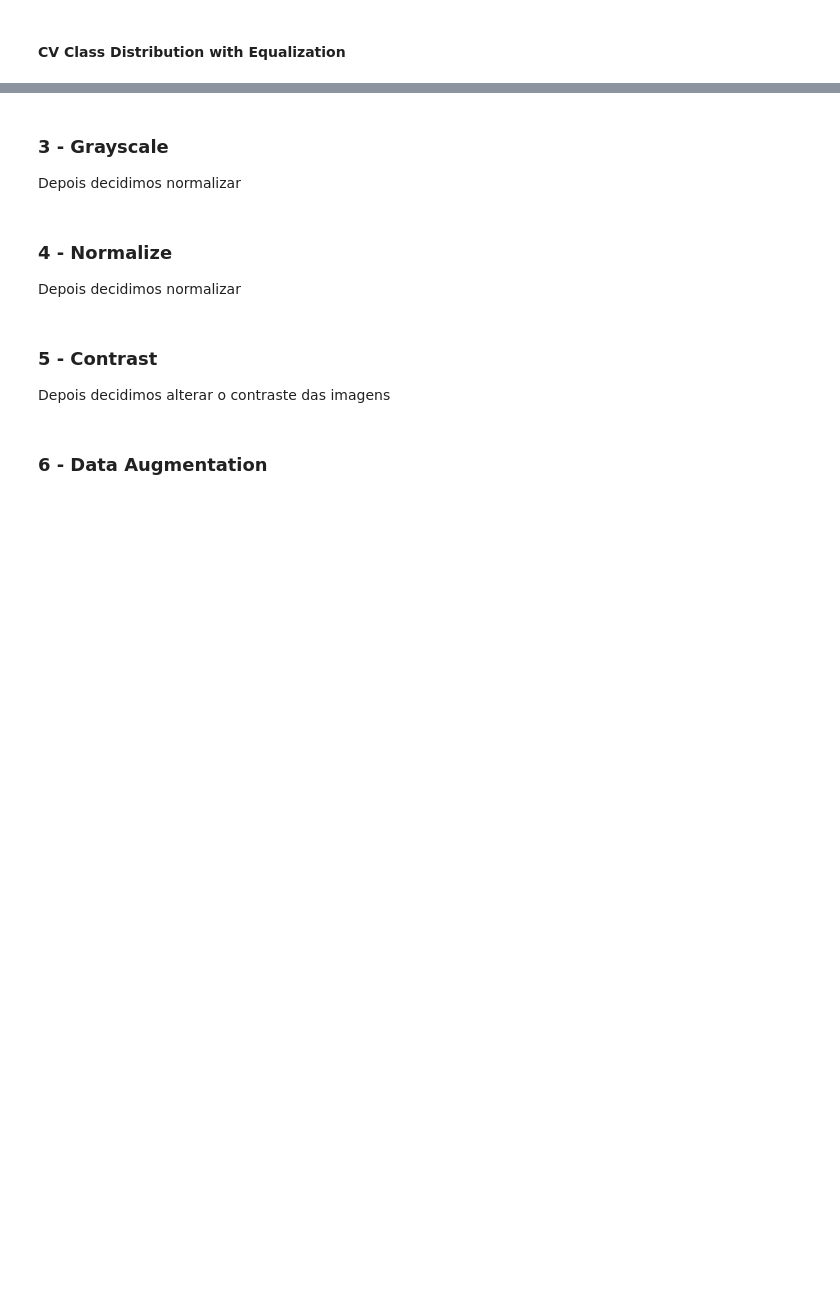
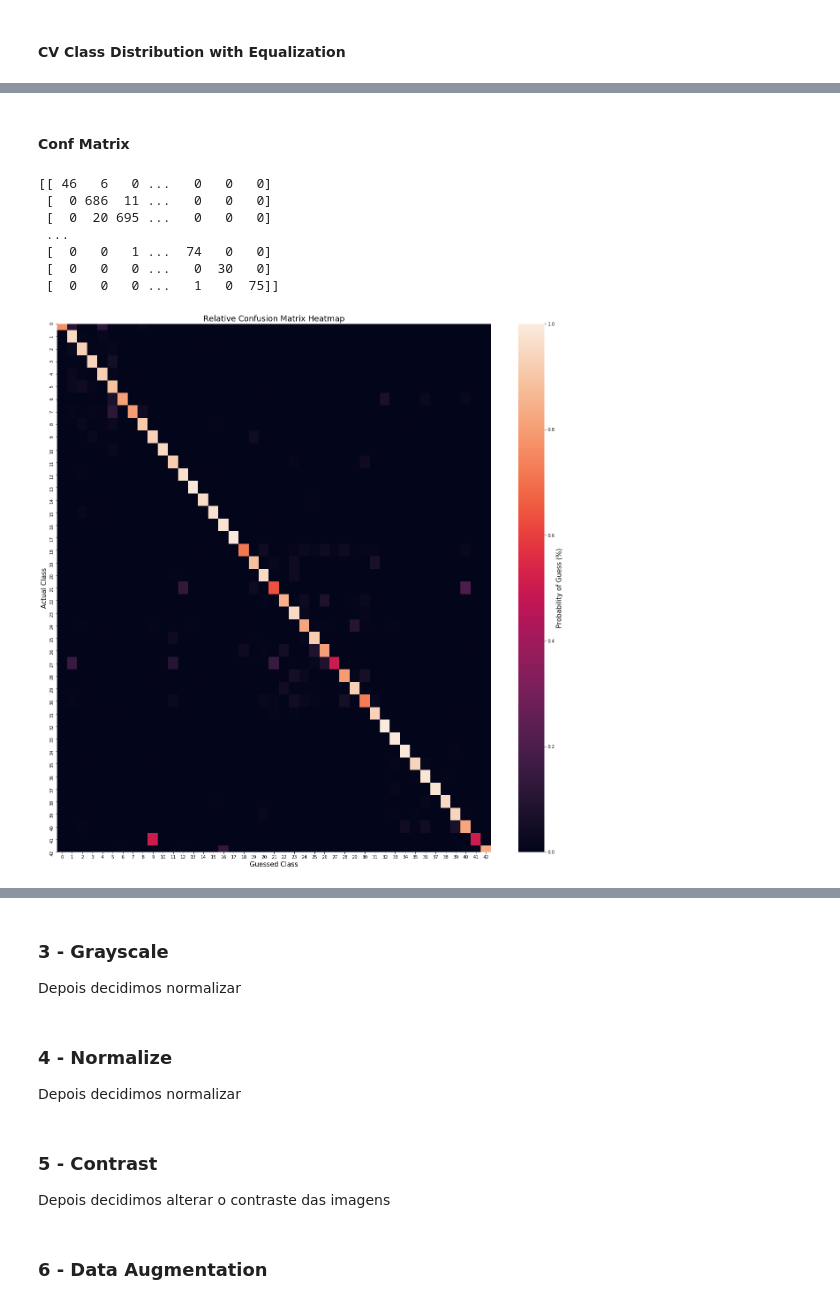
Before and after one commit to HerouFenix/taa-traffic-sign-identification, a Jupyter notebook: Project1.ipynb, the cells around one changed output, grey strips where cells are left out. Saved outputs shown, nothing was run; the diff lists cells and outputs as text; code cells hidden in the pictures; blank space fills up the shorter version.

```diff
--- a/Project1.ipynb
+++ b/Project1.ipynb
@@ -359,0 +397,16 @@ plot_cv_per_class(y_cv,y_train)
+# %% [markdown]
+#### Conf Matrix
+# %%
+conf_mat_abs, conf_mat_rel = create_confusion_matrices(y_test, y_predictions)
+
+print(conf_mat_abs)
+plot_confusion(conf_mat_rel, "Relative Confusion Matrix Heatmap")
+# %% [output]
+[[ 46   6   0 ...   0   0   0]
+ [  0 686  11 ...   0   0   0]
+ [  0  20 695 ...   0   0   0]
+ ...
+ [  0   0   1 ...  74   0   0]
+ [  0   0   0 ...   0  30   0]
+ [  0   0   0 ...   1   0  75]]
+[figure, added]
```
Also changed, not shown: parts of 13 cells of this notebook.
